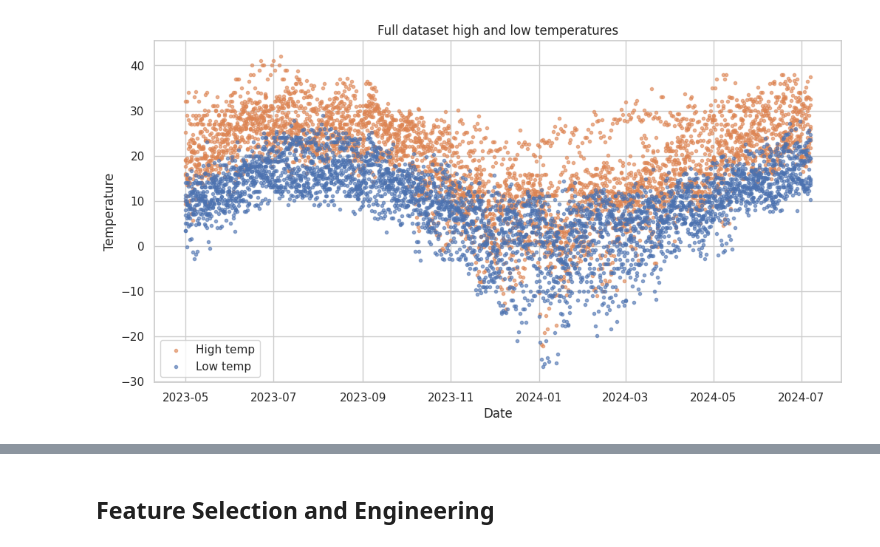
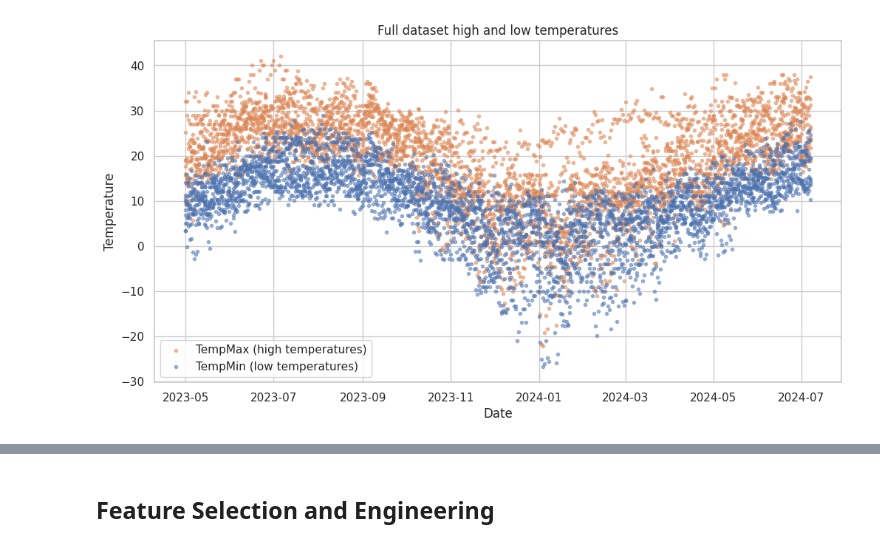
Before and after one commit to Laizra/Weather_prediction, a Jupyter notebook: main.ipynb, the cells around one changed output, grey strips where cells are left out. Saved outputs shown, nothing was run; the diff lists cells and outputs as text; code cells hidden in the pictures.

```diff
--- a/main.ipynb
+++ b/main.ipynb
@@ -3,6 +6,7 @@
 # %%
 import pandas as pd
 import statsmodels.api as sm
+import matplotlib.pyplot as plt
 from statsmodels.graphics.tsaplots import plot_acf, plot_pacf
 from sklearn.feature_selection import f_regression
 from statsmodels.stats.outliers_influence import variance_inflation_factor
@@ -13,15 +17,20 @@ from sklearn.preprocessing import RobustScaler
 from statsmodels.stats.stattools import durbin_watson
 from statsmodels.graphics.gofplots import qqplot
 from sklearn.linear_model import Ridge
-import matplotlib.pyplot as plt
 from statsmodels.tsa.stattools import adfuller
 import numpy as np
 import seaborn as sns
 import joblib
 import statsmodels.stats.api as sms
+from scipy.stats import shapiro, probplot
+from statsmodels.stats.diagnostic import het_breuschpagan
+from statsmodels.compat import lzip
+from statsmodels.stats.stattools import durbin_watson
+from statsmodels.stats.diagnostic import het_breuschpagan
 
-# Define color palette
+
+# Define seaborn color palette for plots
 color_pal = sns.color_palette()
 
-# Read the CSV file into Pandas DataFrame
-data = pd.read_csv("Weather_data_2023_2024.csv", parse_dates=True, index_col="datetime")
+# Read the CSV file into Pandas DataFrame and set index to datatime column
+df = pd.read_csv("Weather_data_2023_2024.csv", parse_dates=True, index_col="datetime")
@@ -30,14 +47,14 @@ data = pd.read_csv("Weather_data_2023_2024.csv", parse_dates=True, index_col="da
 # %%
-# Plot the tempmax and tempmin columns
+# Plot tempmax and tempmin (target variables) to get an idea of the distribution
 fig, ax = plt.subplots(figsize=(12, 6))
-plt.scatter(data.index, data['tempmax'], color=color_pal[1], label='High temp', alpha=0.6, marker='.')
-plt.scatter(data.index, data['tempmin'], color=color_pal[0], label='Low temp', alpha=0.6, marker='.')
+plt.scatter(df.index, df['tempmax'], color=color_pal[1], label='TempMax (high temperatures)', alpha=0.5, marker='.')
+plt.scatter(df.index, df['tempmin'], color=color_pal[0], label='TempMin (low temperatures)', alpha=0.5, marker='.')
 
 # Add titles and labels
 plt.title('Full dataset high and low temperatures')
 plt.xlabel('Date')
 plt.ylabel('Temperature')
 plt.legend()
 plt.show()
 # %% [output]
-[figure, old version]
+[figure, new version]
```
Also changed, not shown: parts of 87 cells of this notebook.
